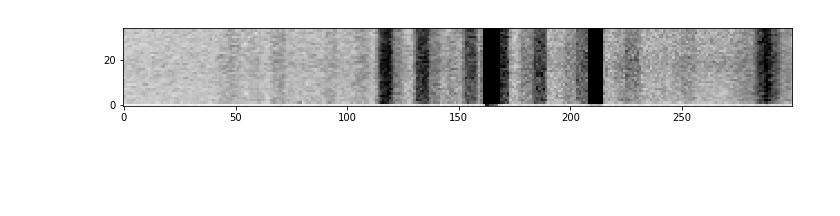
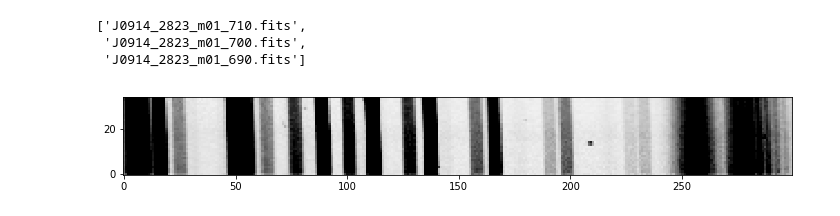
Before and after one commit to mattcwilde/gmosredux, a Jupyter notebook: SciReduxExample.ipynb, the cells around one changed output. Saved outputs shown, nothing was run; the diff lists cells and outputs as text; code cells hidden in the pictures; blank space fills up the shorter version.

```diff
--- a/SciReduxExample.ipynb
+++ b/SciReduxExample.ipynb
@@ -284,11 +339,18 @@ WARNING - GEMCOMBINE: five or less images to combine.
+# %%
+glob.glob('J*fits')
+# %% [output]
+['J0914_2823_m01_710.fits',
+ 'J0914_2823_m01_700.fits',
+ 'J0914_2823_m01_690.fits']
 # %%
-idx = 1
-dfile = 'J1555_3628_m12_600.fits'
+test_files = glob.glob('J*fits')
+idx = 5
+dfile = test_files[0]
 hdulist = fits.open(dfile)
 data = hdulist['sci',idx].data
 header = hdulist['sci',idx].header
 data.shape
 plt.figure(figsize=(12,12))
-show_img(data[:,1500:1800], 0.8, 100)
+show_img(data[:,1500:1800], 0.8, 800)
 # %% [output]
-[figure, old version]
+[figure, new version]
```
Also changed, not shown: parts of 11 cells of this notebook, 1 other file.
